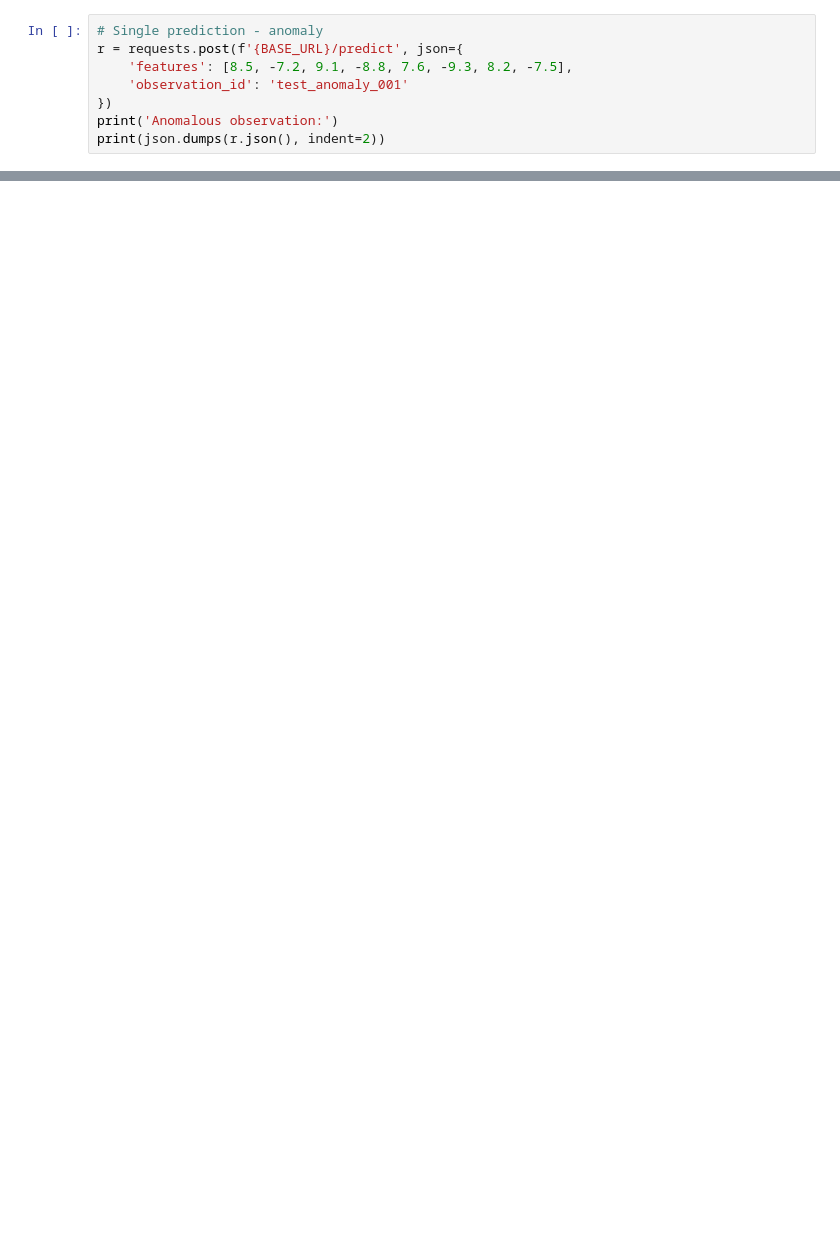
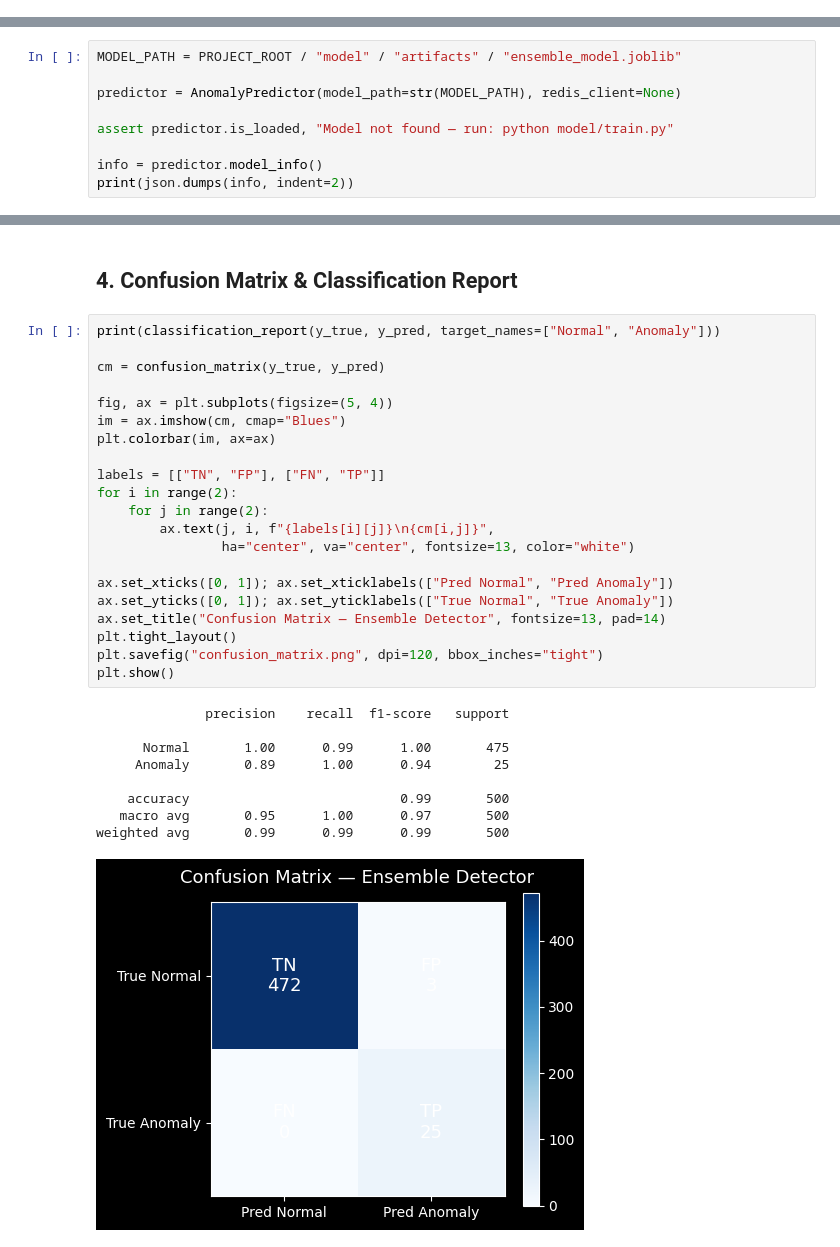
Before and after one commit to mtichikawa/dockerized-ml-api, a Jupyter notebook: notebooks/02_api_testing.ipynb, the cells around one changed output, grey strips where cells are left out. Cells and saved outputs as stored; diff of their text form; blank space fills up the shorter version.

```diff
--- a/notebooks/02_api_testing.ipynb
+++ b/notebooks/02_api_testing.ipynb
@@ -40,8 +0,0 @@ print(json.dumps(r.json(), indent=2))
-# %%
-# Single prediction - anomaly
-r = requests.post(f'{BASE_URL}/predict', json={
-    'features': [8.5, -7.2, 9.1, -8.8, 7.6, -9.3, 8.2, -7.5],
-    'observation_id': 'test_anomaly_001'
-})
-print('Anomalous observation:')
-print(json.dumps(r.json(), indent=2))
@@ -77,0 +48,9 @@ plt.show()
+# %%
+MODEL_PATH = PROJECT_ROOT / "model" / "artifacts" / "ensemble_model.joblib"
+
+predictor = AnomalyPredictor(model_path=str(MODEL_PATH), redis_client=None)
+
+assert predictor.is_loaded, "Model not found — run: python model/train.py"
+
+info = predictor.model_info()
+print(json.dumps(info, indent=2))
@@ -77,0 +165,33 @@ plt.show()
+# %% [markdown]
+## 4. Confusion Matrix & Classification Report
+# %%
+print(classification_report(y_true, y_pred, target_names=["Normal", "Anomaly"]))
+
+cm = confusion_matrix(y_true, y_pred)
+
+fig, ax = plt.subplots(figsize=(5, 4))
+im = ax.imshow(cm, cmap="Blues")
+plt.colorbar(im, ax=ax)
+
+labels = [["TN", "FP"], ["FN", "TP"]]
+for i in range(2):
+    for j in range(2):
+        ax.text(j, i, f"{labels[i][j]}\n{cm[i,j]}",
+                ha="center", va="center", fontsize=13, color="white")
+
+ax.set_xticks([0, 1]); ax.set_xticklabels(["Pred Normal", "Pred Anomaly"])
+ax.set_yticks([0, 1]); ax.set_yticklabels(["True Normal", "True Anomaly"])
+ax.set_title("Confusion Matrix — Ensemble Detector", fontsize=13, pad=14)
+plt.tight_layout()
+plt.savefig("confusion_matrix.png", dpi=120, bbox_inches="tight")
+plt.show()
+# %% [output]
+              precision    recall  f1-score   support
+
+      Normal       1.00      0.99      1.00       475
+     Anomaly       0.89      1.00      0.94        25
+
+    accuracy                           0.99       500
+   macro avg       0.95      1.00      0.97       500
+weighted avg       0.99      0.99      0.99       500
+[figure, added]
```
Also changed, not shown: parts of 23 cells of this notebook, 6 other files.
